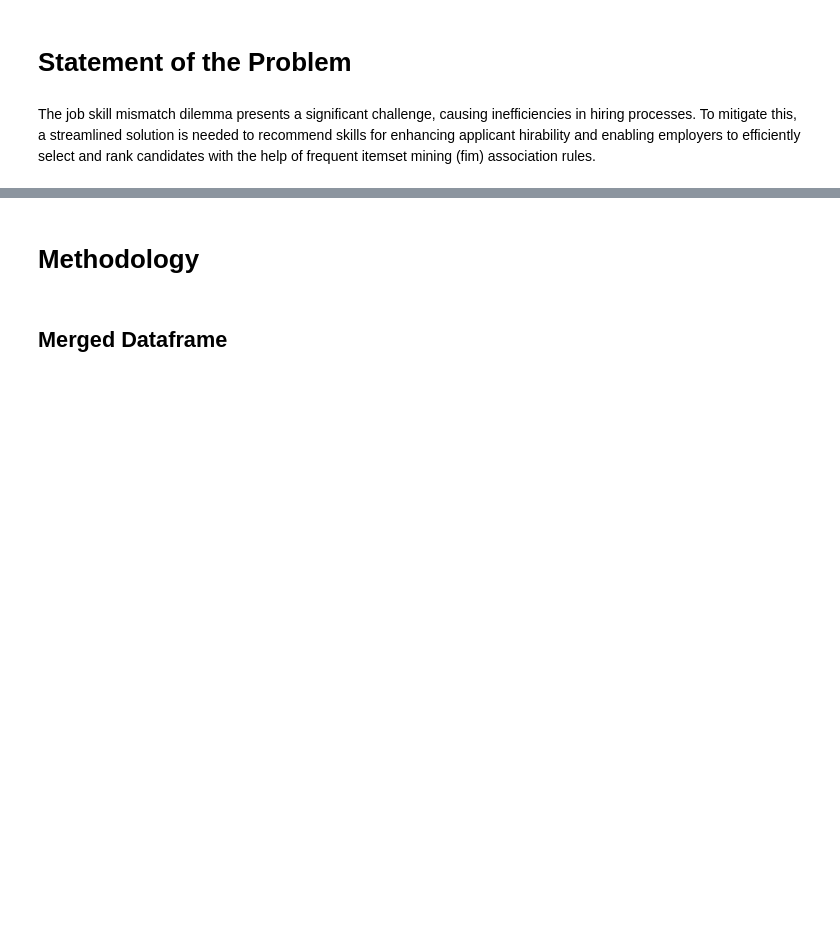
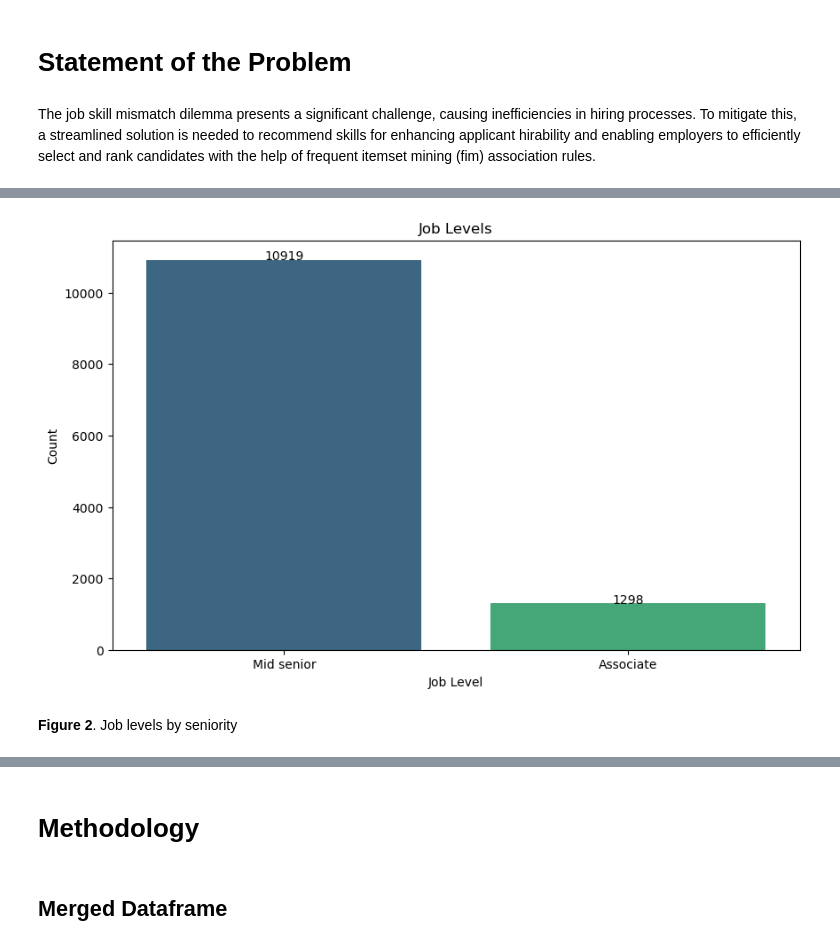
Before and after one commit to vsitucal-personal/DMW2_Final, a Jupyter notebook: DMW2_not_interactive.ipynb, the cells around one changed output, grey strips where cells are left out. Cells and saved outputs as stored; diff of their text form; code cells hidden in the pictures; blank space fills up the shorter version.

```diff
--- a/DMW2_not_interactive.ipynb
+++ b/DMW2_not_interactive.ipynb
@@ -43,0 +91,4 @@ The job skill mismatch dilemma presents a significant challenge, causing ineffic
+# %%
+merged_df = init_jobs()
+merged_df.info()
+display(Markdown("**Figure 1**. Dataset info - no nulls"))
@@ -43,0 +131,19 @@ The job skill mismatch dilemma presents a significant challenge, causing ineffic
+# %%
+job_level_counts = merged_df['job_level'].value_counts().reset_index()
+job_level_counts.columns = ['Job Level', 'Count']
+
+plt.figure(figsize=(10, 6))
+ax = sns.barplot(data=job_level_counts, x='Job Level', y='Count', palette='viridis')
+plt.title('Job Levels')
+plt.xlabel('Job Level')
+plt.ylabel('Count')
+
+# Annotate bars with counts
+for index, row in job_level_counts.iterrows():
+    ax.text(row.name, row['Count']+0.2, row['Count'], color='black', ha="center")
+
+plt.show()
+display(Markdown("**Figure 2**. Job levels by seniority"))
+# %% [output]
+[figure, added]
+**Figure 2**. Job levels by seniority
```
Also changed, not shown: parts of 20 cells of this notebook, 1 other file.
